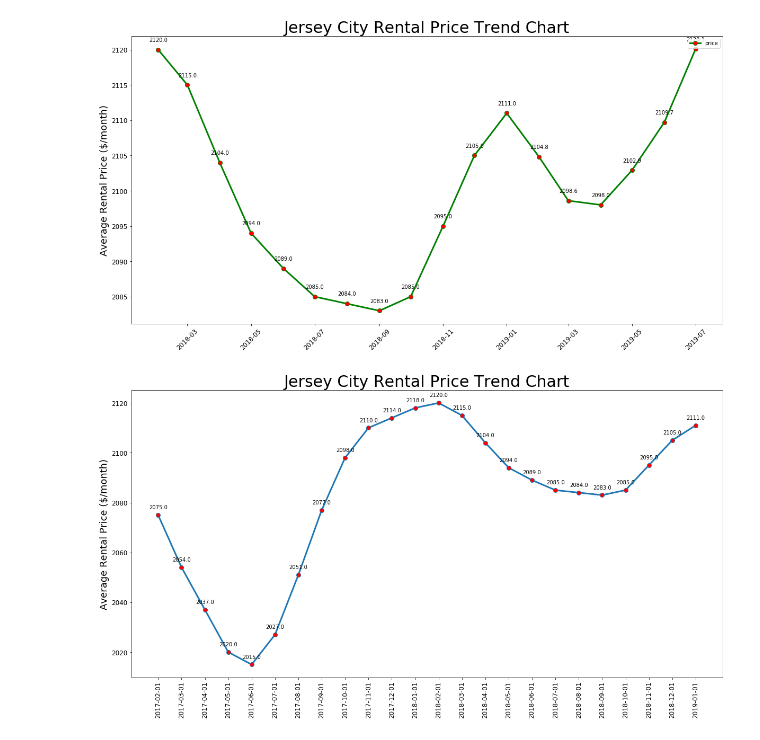
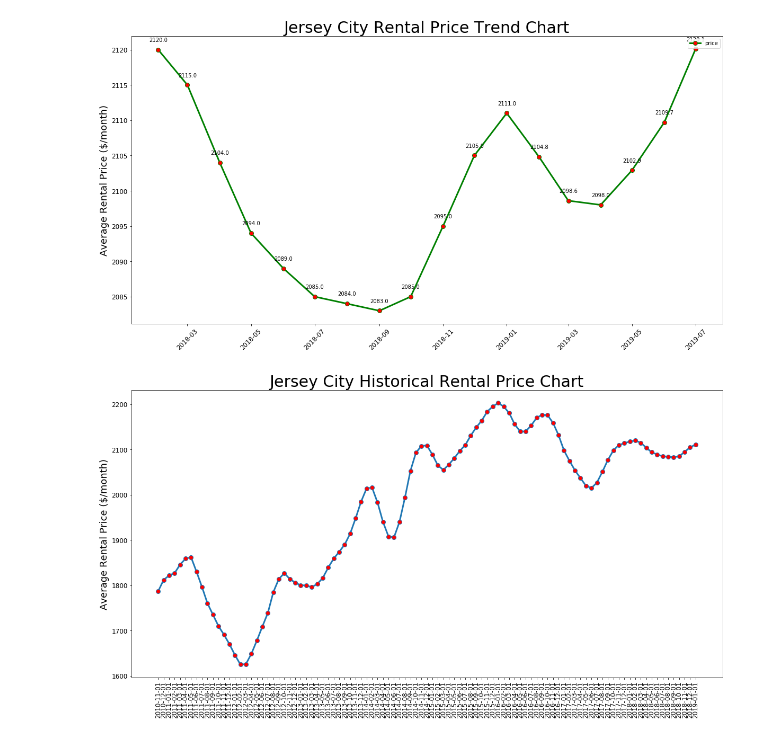
Before and after one commit to JamesLi0217/SSW695_DuckHome, a Jupyter notebook: build_model/AreaPrice_JerseyCity.ipynb, the cells around one changed output. Cells and saved outputs as stored; diff of their text form; code cells hidden in the pictures.

```diff
--- a/build_model/AreaPrice_JerseyCity.ipynb
+++ b/build_model/AreaPrice_JerseyCity.ipynb
@@ -166,16 +166,17 @@ plt.show()
 # %% [output]
 [figure]
 # %%
-m = df['date'].tail(24)
-n = df['price'].tail(24)
+# Check the history data
+m = df['date']
+n = df['price']
 plt.figure(figsize = (20, 10))
 plt.plot(m, n, linewidth = 3, marker = 'o', markerfacecolor='red', markersize=8)
-plt.title('Jersey City Rental Price Trend Chart', fontsize = 30)
+plt.title('Jersey City Historical Rental Price Chart', fontsize = 30)
 plt.ylabel('Average Rental Price ($/month)', fontsize = 18)
 plt.tick_params(labelsize = 12)
 plt.xticks(rotation = 90)
-for i, j in zip(m, n):
-    plt.text(i, j + 2, j, ha = 'center', va = 'bottom', fontsize = 10)
+# for i, j in zip(m, n):
+#     plt.text(i, j + 2, j, ha = 'center', va = 'bottom', fontsize = 10)
 plt.show()
 # %% [output]
-[figure, old version]
+[figure, new version]
```
Also changed, not shown: parts of 1 cell of this notebook, 3 other files.
